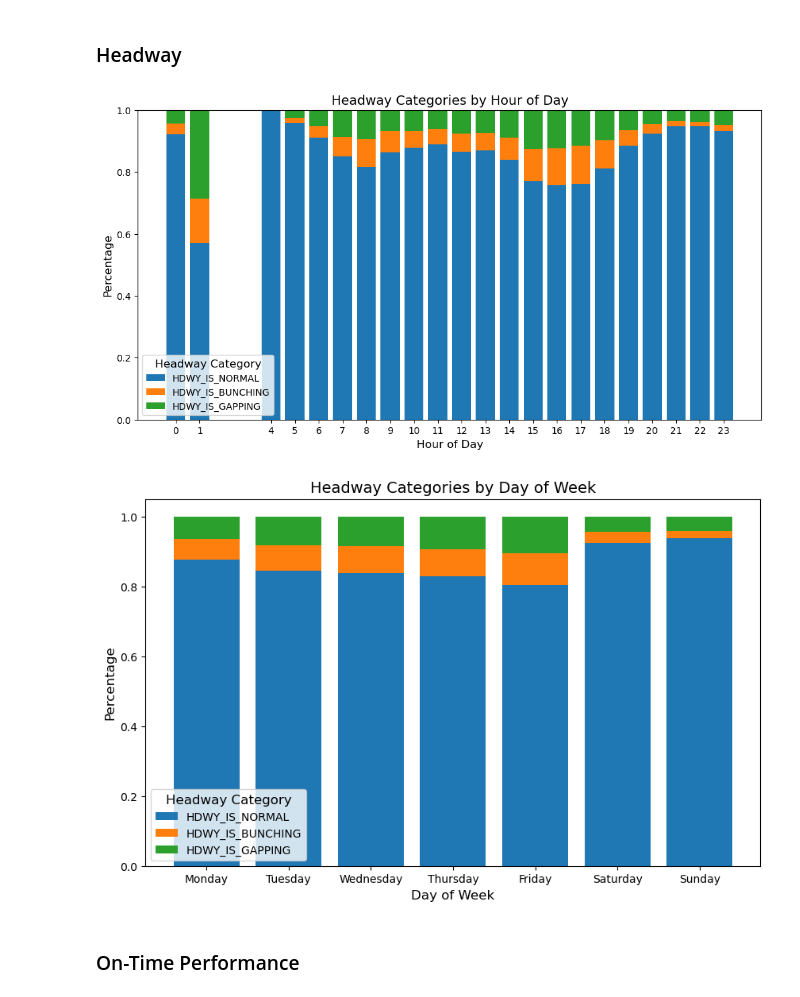
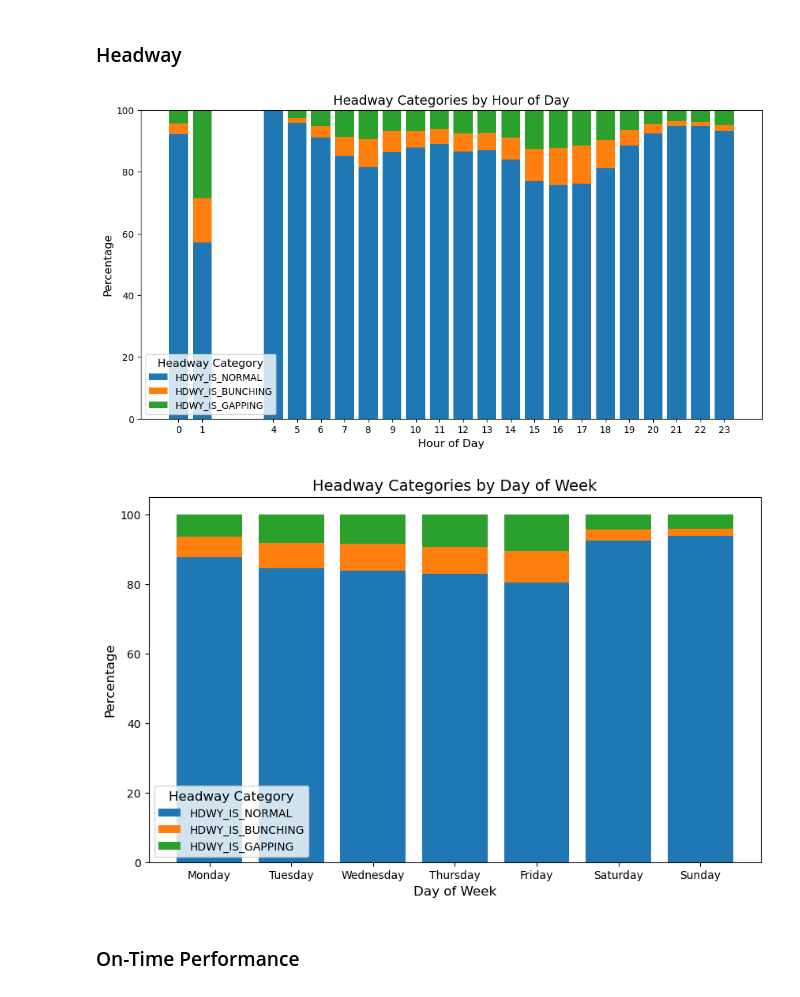
Before and after one commit to NSS-Data-Analytics-Cohort-11/wego-boomers, a Jupyter notebook: notebooks/WeGo.ipynb, the cells around one changed output. Saved outputs shown, nothing was run; the diff lists cells and outputs as text; code cells hidden in the pictures.

```diff
--- a/notebooks/WeGo.ipynb
+++ b/notebooks/WeGo.ipynb
@@ -325,9 +301,9 @@ wego['day'] = pd.to_datetime(wego['SCHEDULED_TIME'], format='mixed').dt.day_name
 h = wego_hdwy.groupby('hour')[['HDWY_IS_NORMAL', 'HDWY_IS_BUNCHING', 'HDWY_IS_GAPPING']].mean().reset_index()
 
 hours = h['hour']
-normal = h['HDWY_IS_NORMAL']
-bunching = h['HDWY_IS_BUNCHING']
-gapping = h['HDWY_IS_GAPPING']
+normal = h['HDWY_IS_NORMAL']*100
+bunching = h['HDWY_IS_BUNCHING']*100
+gapping = h['HDWY_IS_GAPPING']*100
 
 plt.figure(figsize=(12, 6))
 plt.bar(hours, normal, label='HDWY_IS_NORMAL')
@@ -342,4 +318,4 @@ plt.legend(title='Headway Category', fontsize=10, title_fontsize=12)
 plt.xticks(hours)  # Shows all the hour labels - might remove this
 plt.show()
 # %% [output]
-[figure, old version]
+[figure, new version]
@@ -373,29 +322,29 @@ plt.show()
 # %%
 # Stacked bar chart version for day of week
 
 # Defining the order of days of the week
 days_of_week_order = ["Monday", "Tuesday", "Wednesday", "Thursday", "Friday", "Saturday", "Sunday"]
 
 d = wego_hdwy.groupby('day')[['HDWY_IS_NORMAL', 'HDWY_IS_BUNCHING', 'HDWY_IS_GAPPING']].mean().reset_index()
 d = d.set_index('day').loc[days_of_week_order].reset_index()
 
 hours = d['day']
-normal = d['HDWY_IS_NORMAL']
-bunching = d['HDWY_IS_BUNCHING']
-gapping = d['HDWY_IS_GAPPING']
+normal = d['HDWY_IS_NORMAL']*100
+bunching = d['HDWY_IS_BUNCHING']*100
+gapping = d['HDWY_IS_GAPPING']*100
 
 fig, ax = plt.subplots(figsize=(10, 6))
 plt.bar(hours, normal, label='HDWY_IS_NORMAL')
 plt.bar(hours, bunching, bottom=normal, label='HDWY_IS_BUNCHING')
 plt.bar(hours, gapping, bottom=normal+bunching, label='HDWY_IS_GAPPING')
 
 # Fine tuning
 ax.set_xlabel('Day of Week', fontsize=12)
 ax.set_ylabel('Percentage', fontsize=12)
 ax.set_title('Headway Categories by Day of Week', fontsize=14)
 ax.legend(title='Headway Category', fontsize=10, title_fontsize=12)
 plt.show()
 # %% [output]
-[figure, old version]
+[figure, new version]
 # %% [markdown]
 ### On-Time Performance
```
Also changed, not shown: parts of 28 cells of this notebook.
